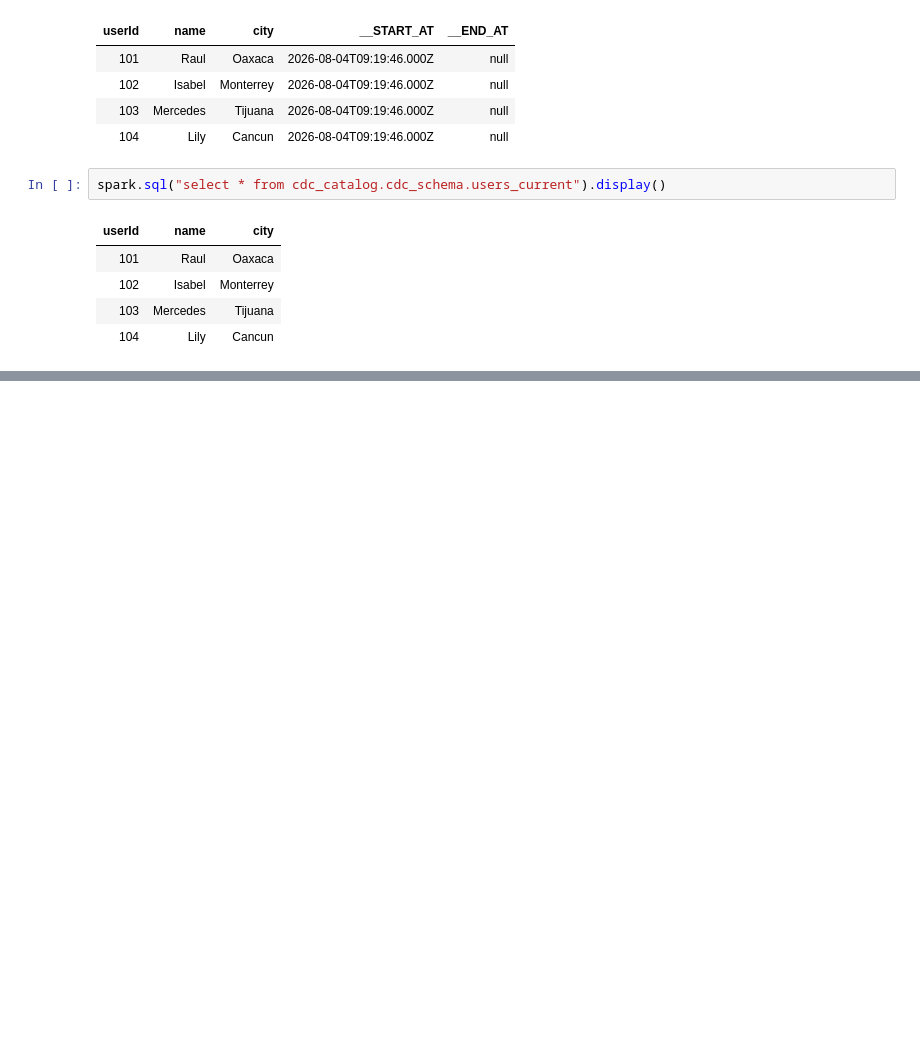
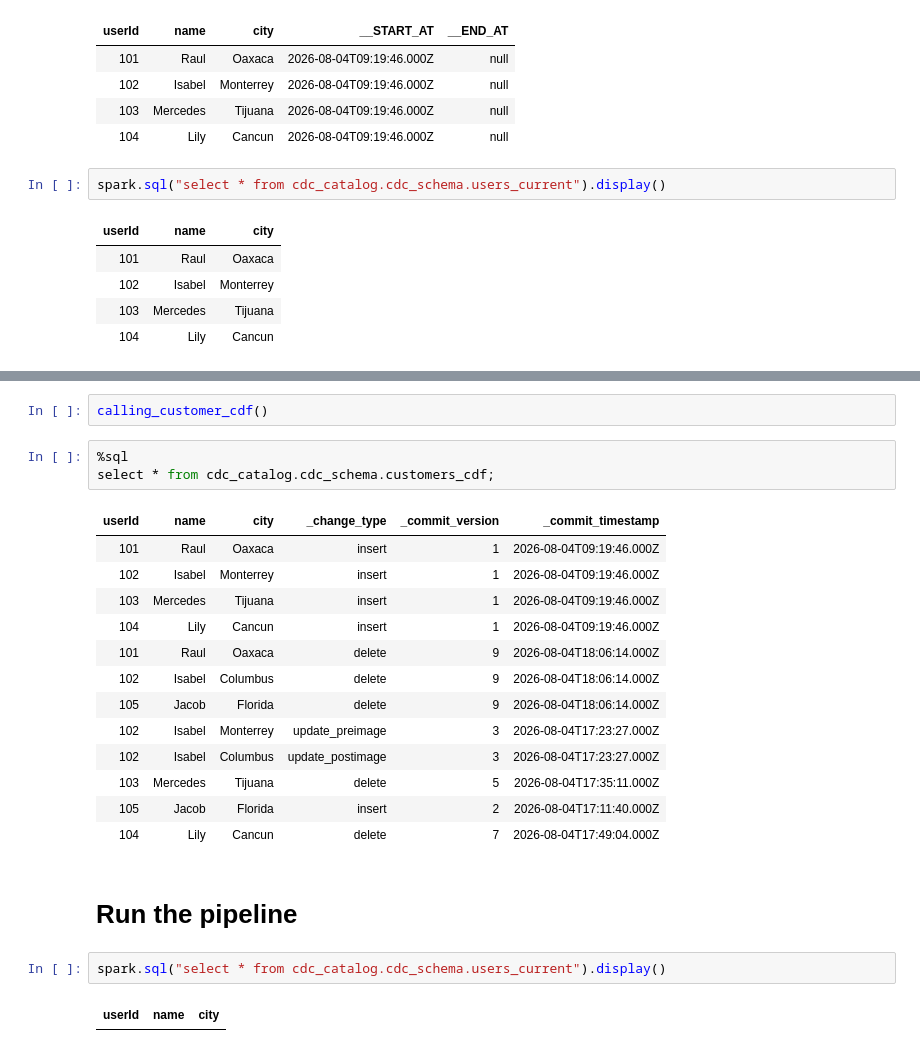
Before and after one commit to Sandutta2020/DataBricks_all, a Jupyter notebook: Data_preparation_for_CDC.ipynb, the cells around one changed output, grey strips where cells are left out. Drawn from its saved outputs; the diff is of its cells as text; blank space fills up the shorter version.

```diff
--- a/Data_preparation_for_CDC.ipynb
+++ b/Data_preparation_for_CDC.ipynb
@@ -135,0 +261,25 @@ select * from workspace.default.cdc_pipeline_type_1
+# %%
+calling_customer_cdf()
+# %%
+%sql
+select * from cdc_catalog.cdc_schema.customers_cdf;
+# %% [output]
+| userId | name | city | _change_type | _commit_version | _commit_timestamp |
+| 101 | Raul | Oaxaca | insert | 1 | 2026-08-04T09:19:46.000Z |
+| 102 | Isabel | Monterrey | insert | 1 | 2026-08-04T09:19:46.000Z |
+| 103 | Mercedes | Tijuana | insert | 1 | 2026-08-04T09:19:46.000Z |
+| 104 | Lily | Cancun | insert | 1 | 2026-08-04T09:19:46.000Z |
+| 101 | Raul | Oaxaca | delete | 9 | 2026-08-04T18:06:14.000Z |
+| 102 | Isabel | Columbus | delete | 9 | 2026-08-04T18:06:14.000Z |
+| 105 | Jacob | Florida | delete | 9 | 2026-08-04T18:06:14.000Z |
+| 102 | Isabel | Monterrey | update_preimage | 3 | 2026-08-04T17:23:27.000Z |
+| 102 | Isabel | Columbus | update_postimage | 3 | 2026-08-04T17:23:27.000Z |
+| 103 | Mercedes | Tijuana | delete | 5 | 2026-08-04T17:35:11.000Z |
+| 105 | Jacob | Florida | insert | 2 | 2026-08-04T17:11:40.000Z |
+| 104 | Lily | Cancun | delete | 7 | 2026-08-04T17:49:04.000Z |
+# %% [markdown]
+# Run the pipeline
+# %%
+spark.sql("select * from cdc_catalog.cdc_schema.users_current").display()
+# %% [output]
+| userId | name | city |
```
Also changed, not shown: parts of 26 cells of this notebook, 3 other files.
